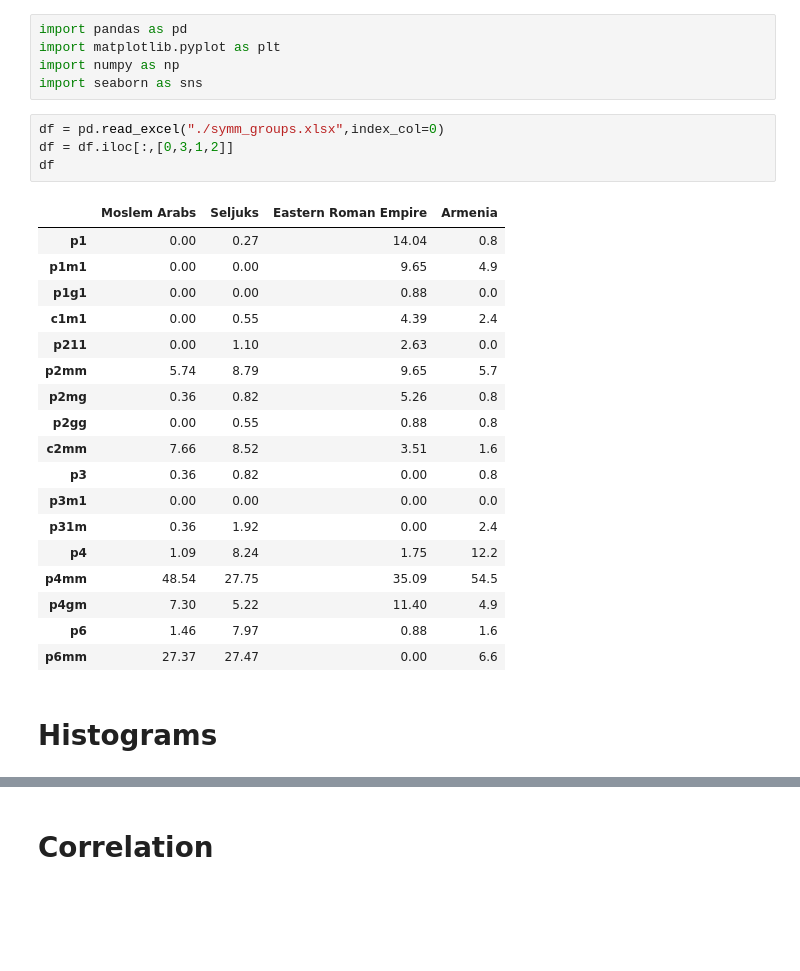
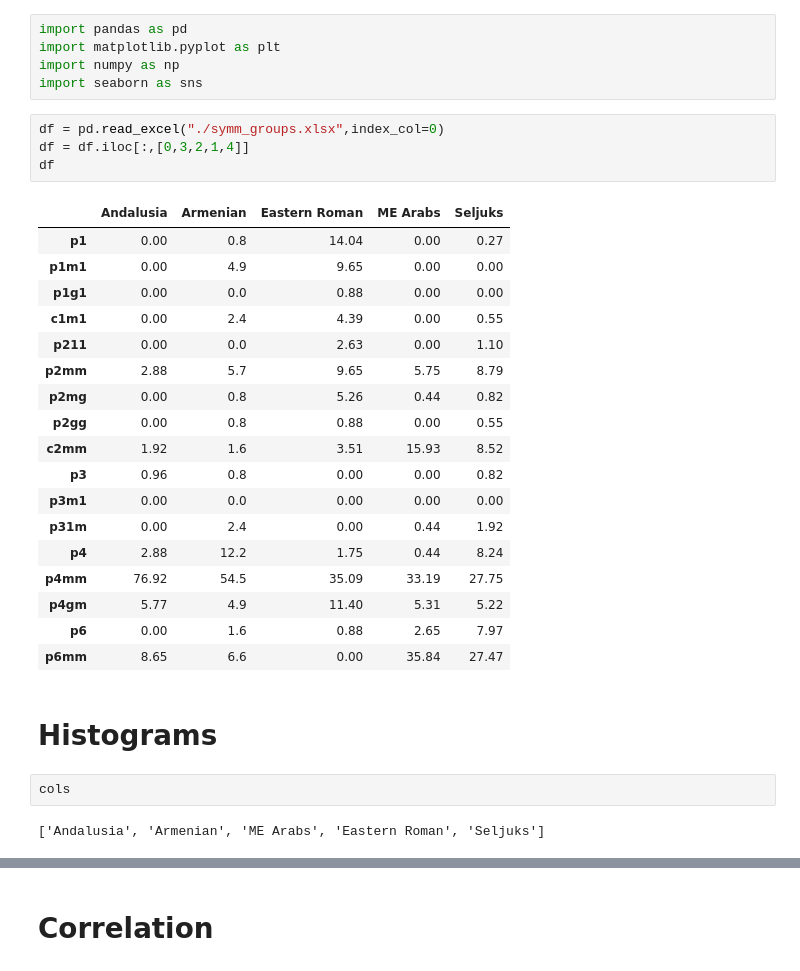
Before and after one commit to selimonat/ornament_symmgroups, a Jupyter notebook: CorrelationAnalysis.ipynb, the cells around one changed output, grey strips where cells are left out. Cells and saved outputs as stored; diff of their text form; blank space fills up the shorter version.

```diff
--- a/CorrelationAnalysis.ipynb
+++ b/CorrelationAnalysis.ipynb
@@ -8,28 +8,32 @@ import numpy as np
 import seaborn as sns
 # %%
 df = pd.read_excel("./symm_groups.xlsx",index_col=0)
-df = df.iloc[:,[0,3,1,2]]
+df = df.iloc[:,[0,3,2,1,4]]
 df
 # %% [output]
-|  | Moslem Arabs | Seljuks | Eastern Roman Empire | Armenia |
-| p1 | 0.00 | 0.27 | 14.04 | 0.8 |
-| p1m1 | 0.00 | 0.00 | 9.65 | 4.9 |
-| p1g1 | 0.00 | 0.00 | 0.88 | 0.0 |
-| c1m1 | 0.00 | 0.55 | 4.39 | 2.4 |
-| p211 | 0.00 | 1.10 | 2.63 | 0.0 |
-| p2mm | 5.74 | 8.79 | 9.65 | 5.7 |
-| p2mg | 0.36 | 0.82 | 5.26 | 0.8 |
-| p2gg | 0.00 | 0.55 | 0.88 | 0.8 |
-| c2mm | 7.66 | 8.52 | 3.51 | 1.6 |
-| p3 | 0.36 | 0.82 | 0.00 | 0.8 |
-| p3m1 | 0.00 | 0.00 | 0.00 | 0.0 |
-| p31m | 0.36 | 1.92 | 0.00 | 2.4 |
-| p4 | 1.09 | 8.24 | 1.75 | 12.2 |
-| p4mm | 48.54 | 27.75 | 35.09 | 54.5 |
-| p4gm | 7.30 | 5.22 | 11.40 | 4.9 |
-| p6 | 1.46 | 7.97 | 0.88 | 1.6 |
-| p6mm | 27.37 | 27.47 | 0.00 | 6.6 |
+|  | Andalusia | Armenian | Eastern Roman | ME Arabs | Seljuks |
+| p1 | 0.00 | 0.8 | 14.04 | 0.00 | 0.27 |
+| p1m1 | 0.00 | 4.9 | 9.65 | 0.00 | 0.00 |
+| p1g1 | 0.00 | 0.0 | 0.88 | 0.00 | 0.00 |
+| c1m1 | 0.00 | 2.4 | 4.39 | 0.00 | 0.55 |
+| p211 | 0.00 | 0.0 | 2.63 | 0.00 | 1.10 |
+| p2mm | 2.88 | 5.7 | 9.65 | 5.75 | 8.79 |
+| p2mg | 0.00 | 0.8 | 5.26 | 0.44 | 0.82 |
+| p2gg | 0.00 | 0.8 | 0.88 | 0.00 | 0.55 |
+| c2mm | 1.92 | 1.6 | 3.51 | 15.93 | 8.52 |
+| p3 | 0.96 | 0.8 | 0.00 | 0.00 | 0.82 |
+| p3m1 | 0.00 | 0.0 | 0.00 | 0.00 | 0.00 |
+| p31m | 0.00 | 2.4 | 0.00 | 0.44 | 1.92 |
+| p4 | 2.88 | 12.2 | 1.75 | 0.44 | 8.24 |
+| p4mm | 76.92 | 54.5 | 35.09 | 33.19 | 27.75 |
+| p4gm | 5.77 | 4.9 | 11.40 | 5.31 | 5.22 |
+| p6 | 0.00 | 1.6 | 0.88 | 2.65 | 7.97 |
+| p6mm | 8.65 | 6.6 | 0.00 | 35.84 | 27.47 |
 # %% [markdown]
 # Histograms
+# %%
+cols
+# %% [output]
+['Andalusia', 'Armenian', 'ME Arabs', 'Eastern Roman', 'Seljuks']
 # %%
 %matplotlib notebook
```
Also changed, not shown: parts of 6 cells of this notebook, 2 other files.
